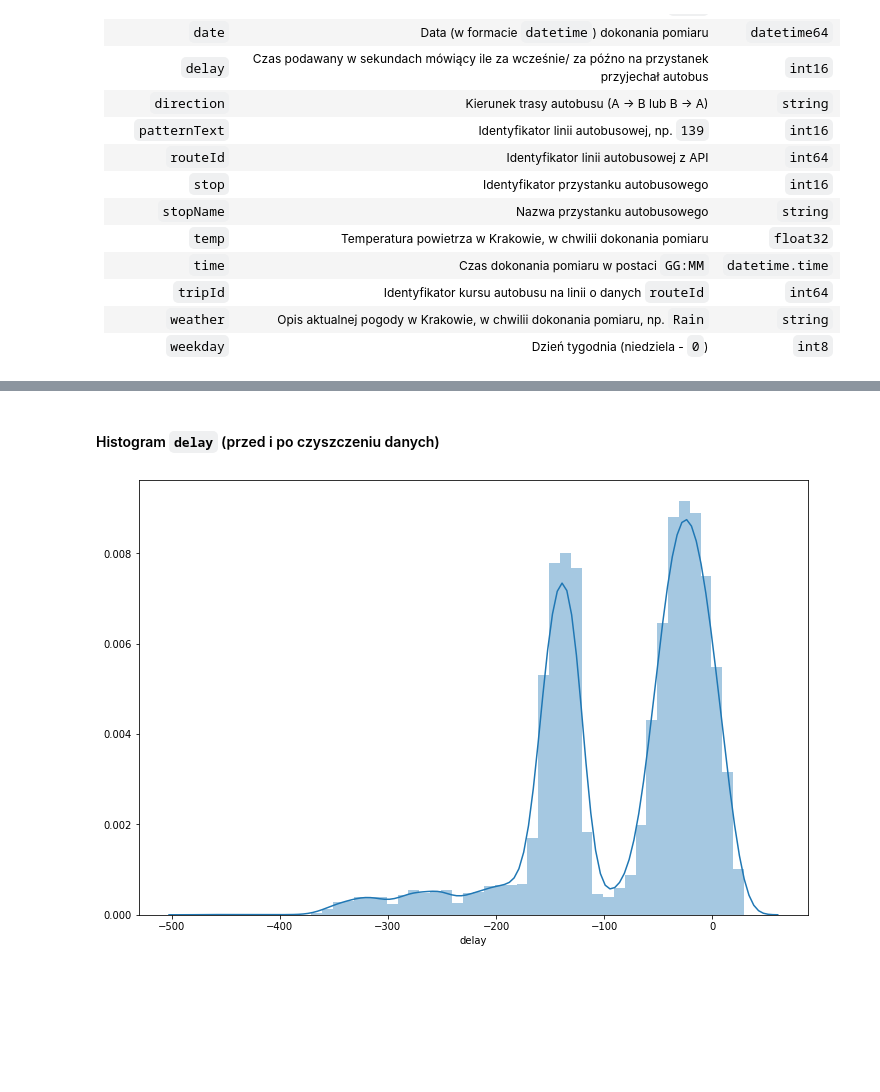
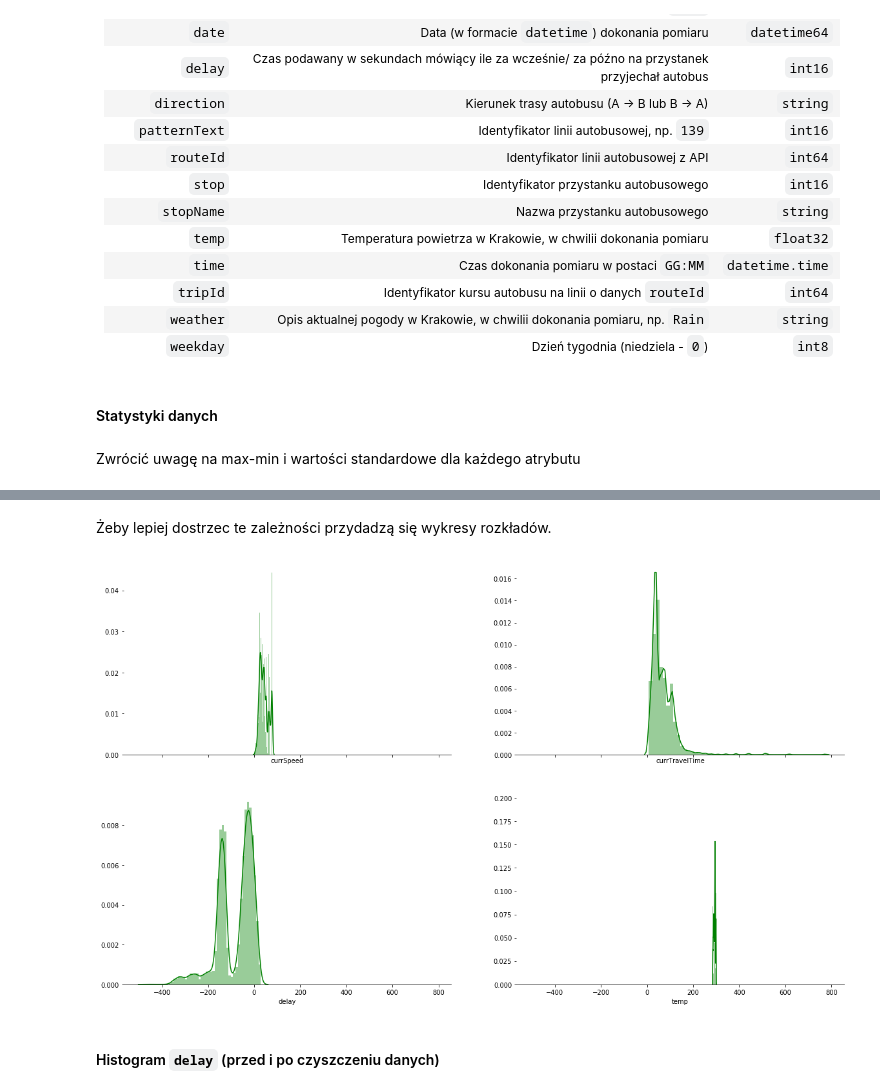
Before and after one commit to Valaraucoo/ids-data-analysis, a Jupyter notebook: ids-data-analysis.ipynb, the cells around one changed output, grey strips where cells are left out. Cells and saved outputs as stored; diff of their text form; code cells hidden in the pictures; blank space fills up the shorter version.

Commit message:
feat: histograms

```diff
--- a/ids-data-analysis.ipynb
+++ b/ids-data-analysis.ipynb
@@ -139,6 +153,10 @@ dtype: object
 | `tripId` | Identyfikator kursu autobusu na linii o danych `routeId` | `int64` |
 | `weather` | Opis aktualnej pogody w Krakowie, w chwilii dokonania pomiaru, np. `Rain` | `string` |
 | `weekday` | Dzień tygodnia (niedziela - `0`) | `int8` |
+# %% [markdown]
+#### Statystyki danych
+# %% [markdown]
+Zwrócić uwagę na max-min i wartości standardowe dla każdego atrybutu
 # %%
 data_stats(df)
 # %% [output]
@@ -152,9 +170,11 @@ data_stats(df)
 | temp | 31275.0 | 2.928600e+02 | 4.03 | 2.848900e+02 | 2.893200e+02 | 2.937700e+02 | 2.954500e+02 | 2.997600e+02 | float32 |
 | tripId | 31275.0 | 8.095261e+18 | 1851504.74 | 8.095261e+18 | 8.095261e+18 | 8.095261e+18 | 8.095261e+18 | 8.095261e+18 | int64 |
 | weekday | 31275.0 | 2.910000e+00 | 1.21 | 0.000000e+00 | 2.000000e+00 | 3.000000e+00 | 4.000000e+00 | 5.000000e+00 | int8 |
+# %% [markdown]
+Żeby lepiej dostrzec te zależności przydadzą się wykresy rozkładów.
+# %%
+histograms(df, columns=['currSpeed', 'currTravelTime', 'delay', 'temp'], height=12, width=20, kde=True, color="g")
+# %% [output]
+[figure, added]
 # %% [markdown]
 #### Histogram `delay` (przed i po czyszczeniu danych)
-# %%
-histogram(df, columns=['delay'])
-# %% [output]
-[figure, removed]
```
Also changed, not shown: parts of 6 cells of this notebook.
